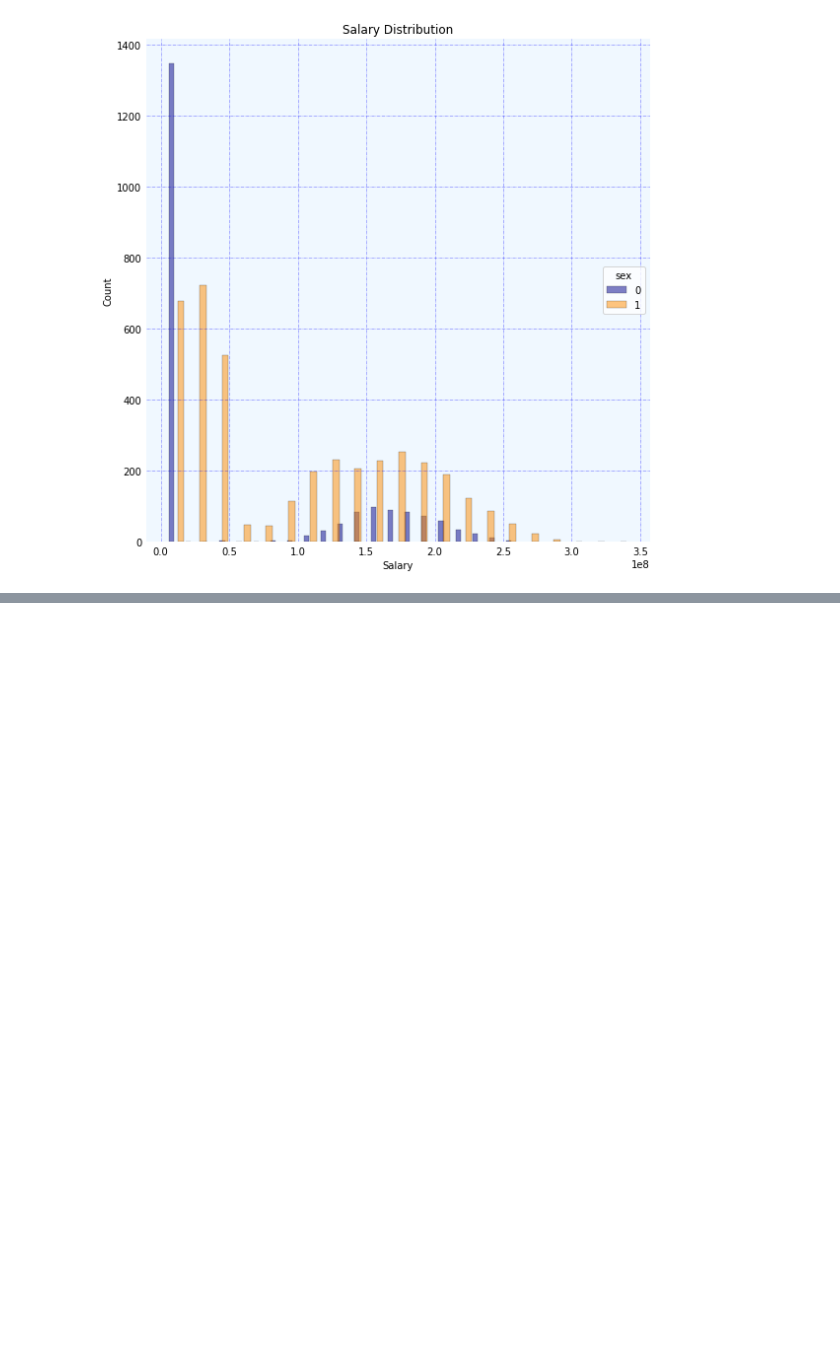
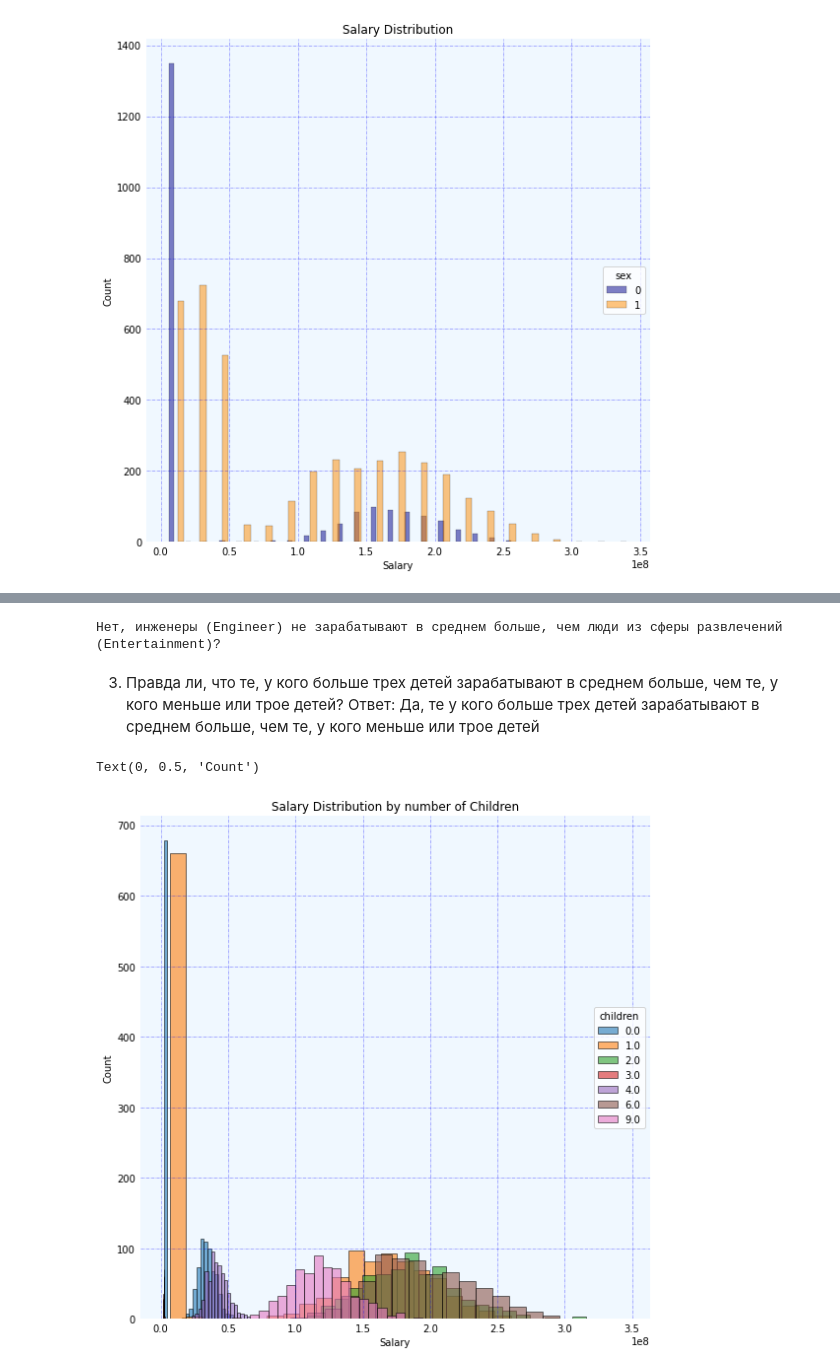
Before and after one commit to RedsquareM/dataanalysisHW, a Jupyter notebook: hw3.ipynb, the cells around one changed output, grey strips where cells are left out. Saved outputs shown, nothing was run; the diff lists cells and outputs as text; code cells hidden in the pictures; blank space fills up the shorter version.

```diff
--- a/hw3.ipynb
+++ b/hw3.ipynb
@@ -134,0 +195,44 @@ plt.show()
+# %%
+if Engineers['salary'].mean() > Entainer['salary'].mean():
+    print('Да, инженеры (Engineer) зарабатывают в среднем больше, чем люди из сферы развлечений (Entertainment)?')
+else:
+    print('Нет, инженеры (Engineer) не зарабатывают в среднем больше, чем люди из сферы развлечений (Entertainment)?')
+# %% [output]
+Нет, инженеры (Engineer) не зарабатывают в среднем больше, чем люди из сферы развлечений (Entertainment)?
+# %% [markdown]
+3. Правда ли, что те, у кого больше трех детей зарабатывают в среднем больше, чем те, у кого меньше или трое детей?
+   Ответ: Да, те у кого больше трех детей зарабатывают в среднем больше, чем те, у кого меньше или трое детей
+# %%
+fig, axs = plt.subplots(figsize=(8, 8), tight_layout=True)
+for s in ['top', 'bottom', 'left', 'right']:
+    axs.spines[s].set_visible(False)
+
+# Remove x, y ticks
+axs.xaxis.set_ticks_position('none')
+axs.yaxis.set_ticks_position('none')
+
+# Add padding between axes and labels
+axs.xaxis.set_tick_params(pad = 1)
+axs.yaxis.set_tick_params(pad = 1)
+
+# Add x, y gridlines
+axs.grid(visible = True, color ='blue',
+        linestyle ='-.', linewidth = 0.5,
+        alpha = 0.6)
+
+axs.set_facecolor('aliceblue')
+
+
+df.groupby('children')['salary'].hist( histtype='barstacked', alpha = 0.6, legend=True, bins=21, edgecolor="black", linewidth=0.9, rwidth=1)
+#vc = df.groupby('children')['salary']
+#colors = ['aqua', 'red', 'gold', 'royalblue', 'darkorange', 'green', 'purple', 'steelblue']
+
+legend = plt.legend(loc = "center right")
+legend.set_title("children")
+
+plt.title('Salary Distribution by number of Children')
+plt.xlabel('Salary')
+plt.ylabel('Count')
+# %% [output]
+Text(0, 0.5, 'Count')
+[figure, added]
```
Also changed, not shown: parts of 20 cells of this notebook.
